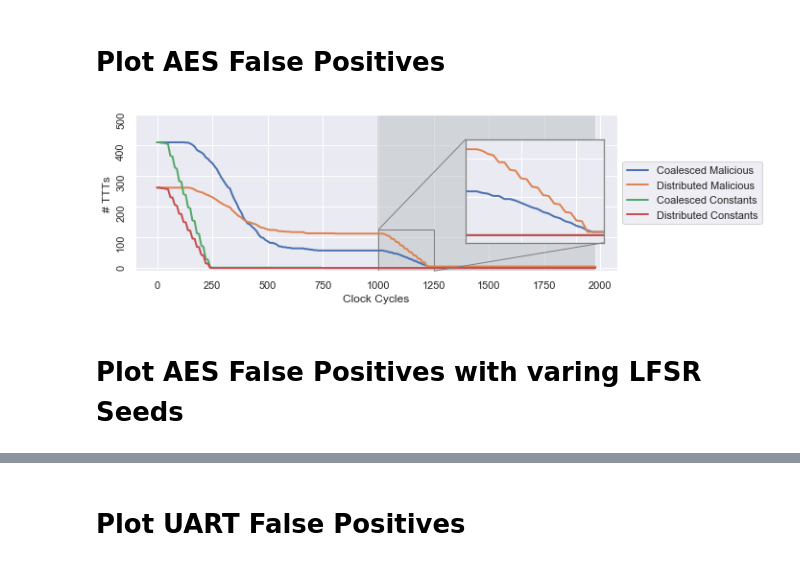
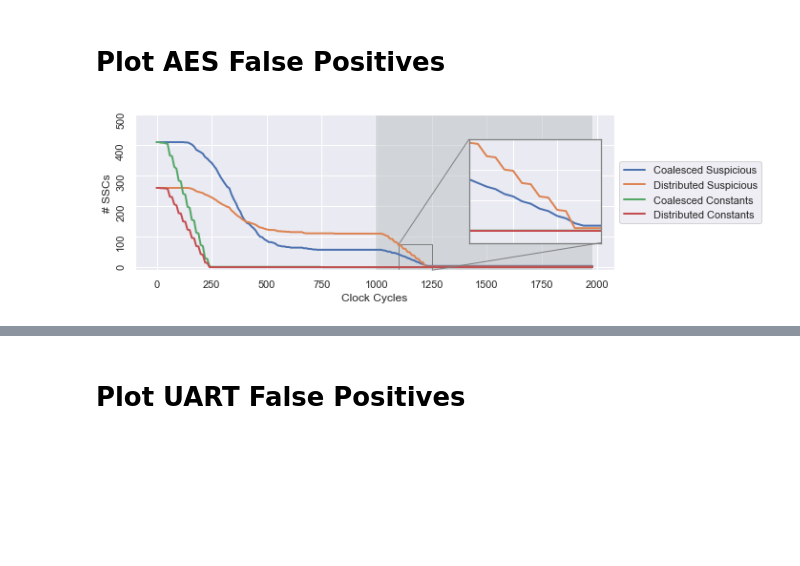
Before and after one commit to timothytrippel/bomberman, a Jupyter notebook: circuits/plots/exp_002_false_positives_multi_plot.ipynb, the cells around one changed output, grey strips where cells are left out. Cells and saved outputs as stored; diff of their text form; code cells hidden in the pictures; blank space fills up the shorter version.

```diff
--- a/circuits/plots/exp_002_false_positives_multi_plot.ipynb
+++ b/circuits/plots/exp_002_false_positives_multi_plot.ipynb
@@ -162,7 +162,7 @@ def plot_ttt_timeseries(clk_period, epochs, ylim, tjfree_df, mal_df):
     # Format Main Plot
     ax.set_ylim(-10, ylim)
     ax.set_xlabel('Clock Cycles')
-    ax.set_ylabel('# TTTs')
+    ax.set_ylabel('# SSCs')
     for tick in ax.get_yticklabels():
         tick.set_rotation(90)
 
@@ -196,36 +196,34 @@ ax = plot_ttt_timeseries(aes_clk_period, \
                          aes_ylim, \
                          aes_tjfree_df, \
                          aes_mal_df)
 
 # Create 2.5x Zoom-in Inset
-axins = zoomed_inset_axes(ax, 2.5, loc=1, bbox_to_anchor=(575, 170))
+axins = zoomed_inset_axes(ax, 4, loc=1, bbox_to_anchor=(575, 170))
 sns.lineplot(x="Time", y="Total Malicious Coalesced TTTs",   data=aes_mal_df, ax=axins, linewidth=LINE_WIDTH)
 sns.lineplot(x="Time", y="Total Malicious Distributed TTTs", data=aes_mal_df, ax=axins, linewidth=LINE_WIDTH)
 sns.lineplot(x="Time", y="Coalesced Constants",              data=aes_mal_df, ax=axins, linewidth=LINE_WIDTH)
 sns.lineplot(x="Time", y="Distributed Constants",            data=aes_mal_df, ax=axins, linewidth=LINE_WIDTH)
 
 # Format Inset
-x1, x2, y1, y2 = float(10000) / float(aes_clk_period), float(12500) / float(aes_clk_period), -10, 125
+x1, x2, y1, y2 = float(11000) / float(aes_clk_period), float(12500) / float(aes_clk_period), -10, 75
 axins.set_xlim(x1, x2)
 axins.set_ylim(y1, y2)
 axins.set_frame_on(True)
 axins.set_xlabel('')
 axins.set_ylabel('')
 plt.xticks(visible=False)
 plt.yticks(visible=False)
 mark_inset(ax, axins, loc1=2, loc2=4, fc="none", ec="0.5")
 plt.setp(axins.spines.values(), color='0.5')
 plt.setp([axins.get_xticklines(), axins.get_yticklines()], color='0.5')
 
 # Create Legend
-legend_labels = ['Coalesced Malicious','Distributed Malicious','Coalesced Constants','Distributed Constants']
+legend_labels = ['Coalesced Suspicious','Distributed Suspicious','Coalesced Constants','Distributed Constants']
 ax.legend(legend_labels, loc='center left', bbox_to_anchor=(1, 0.5))
 # ax.legend(legend_labels, loc='upper center', bbox_to_anchor=(0.35, 1))
 
 # Save as PDF
 if AES_SAVE_AS_PDF:
     plt.savefig(AES_PDF_FILENAME, format='pdf', bbox_inches='tight', transparent=False)
 # %% [output]
-[figure, old version]
+[figure, new version]
-# %% [markdown]
-# Plot AES False Positives with varing LFSR Seeds
```
Also changed, not shown: parts of 7 cells of this notebook, 6 other files.
